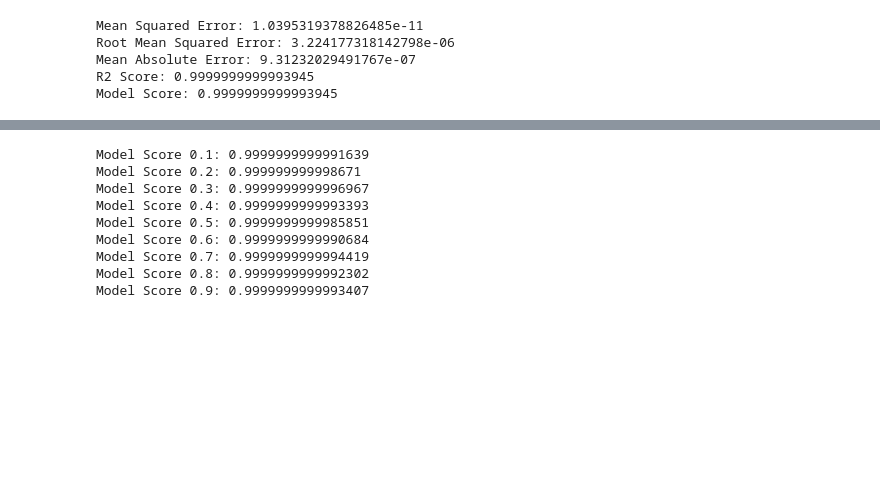
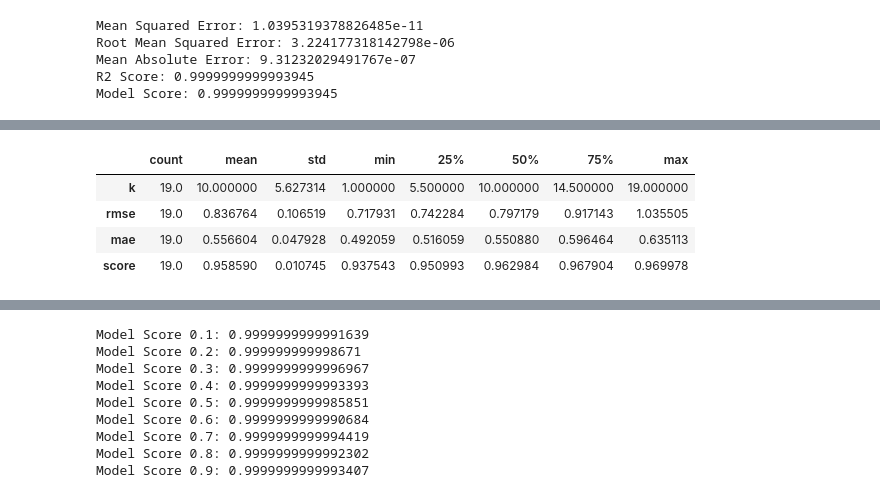
Before and after one commit to azzouzioussama/ML-DL_PID_Controller, a Jupyter notebook: testing_data.ipynb, the cells around one changed output, grey strips where cells are left out. Saved outputs shown, nothing was run; the diff lists cells and outputs as text; code cells hidden in the pictures; blank space fills up the shorter version.

```diff
--- a/testing_data.ipynb
+++ b/testing_data.ipynb
@@ -137,0 +249,13 @@ Model Score: 0.9999999999993945
+# %%
+# models_knn.sort_values(by='score', ascending=False)
+# models_knn.sort_values(by='rmse', ascending=True)
+
+# models_knn.sort_values(by='mae', ascending=True)
+
+models_knn.describe().T
+# %% [output]
+|  | count | mean | std | min | 25% | 50% | 75% | max |
+| k | 19.0 | 10.000000 | 5.627314 | 1.000000 | 5.500000 | 10.000000 | 14.500000 | 19.000000 |
+| rmse | 19.0 | 0.836764 | 0.106519 | 0.717931 | 0.742284 | 0.797179 | 0.917143 | 1.035505 |
+| mae | 19.0 | 0.556604 | 0.047928 | 0.492059 | 0.516059 | 0.550880 | 0.596464 | 0.635113 |
+| score | 19.0 | 0.958590 | 0.010745 | 0.937543 | 0.950993 | 0.962984 | 0.967904 | 0.969978 |
```
Also changed, not shown: parts of 7 cells of this notebook, 6 other files.
